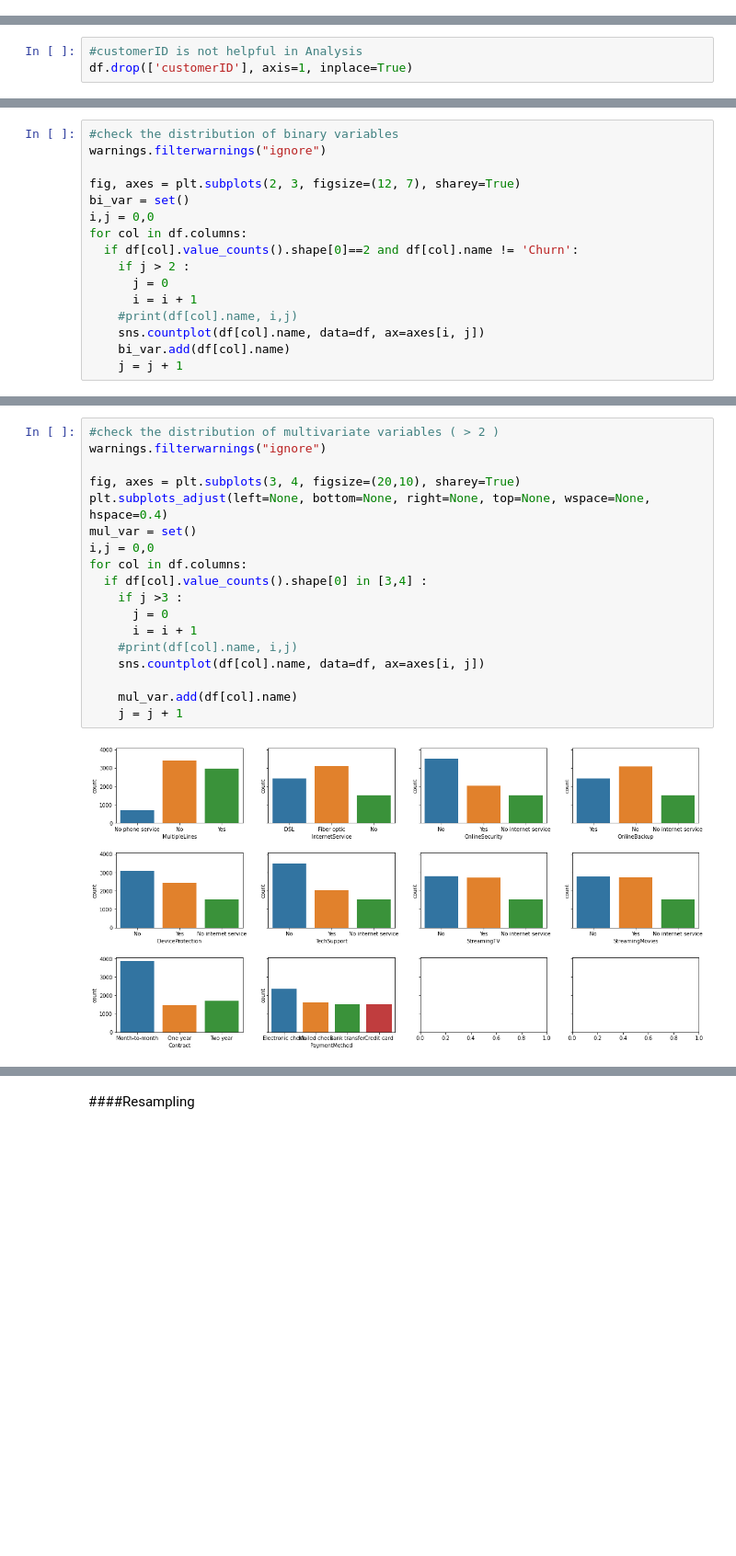
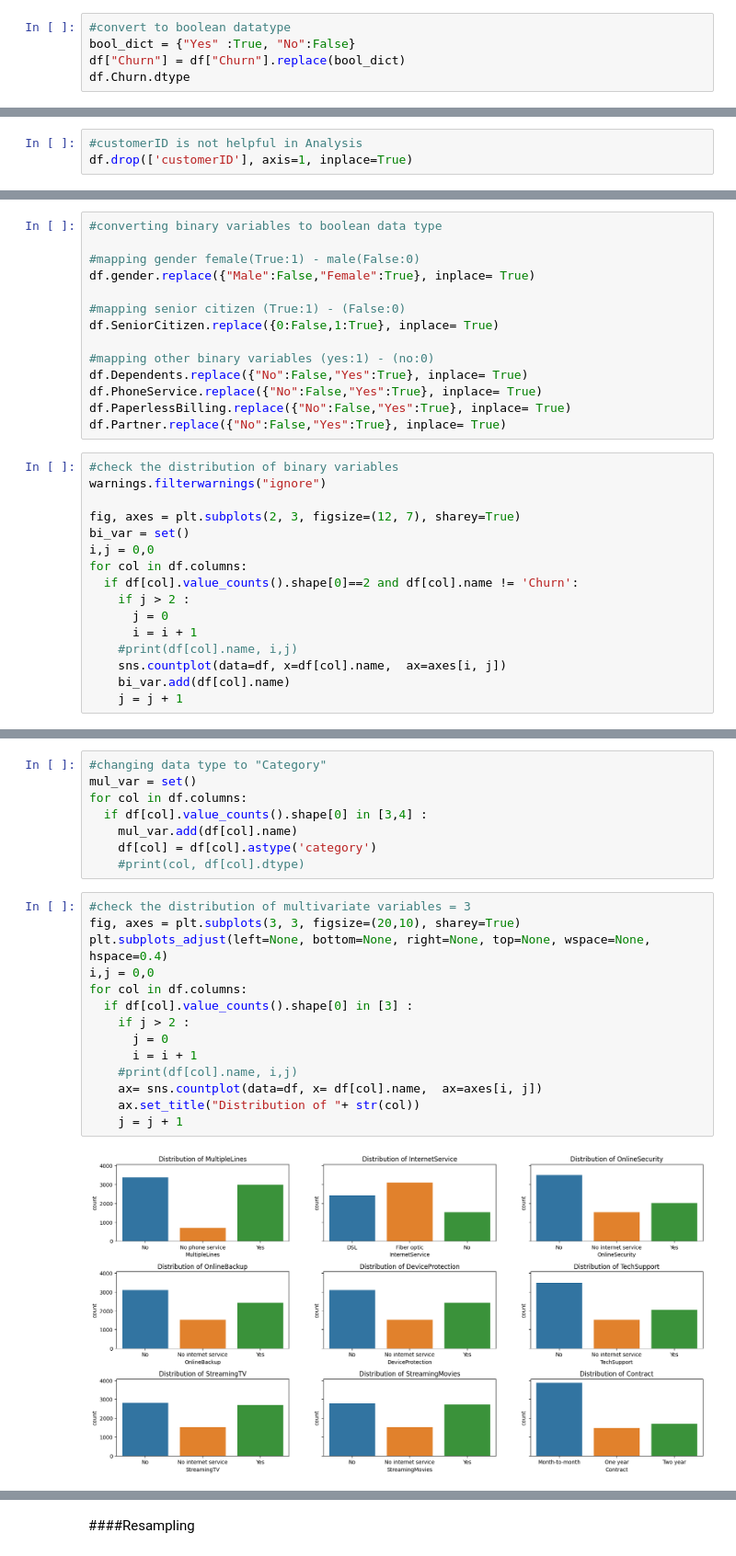
Before and after one commit to tejal04/Telco-Customer-Churn, a Jupyter notebook: EDA_Customer_Churn_Prediction.ipynb, the cells around one changed output, grey strips where cells are left out. Shown at 92% size. Drawn from its saved outputs; the diff is of its cells as text; blank space fills up the shorter version.

```diff
--- a/EDA_Customer_Churn_Prediction.ipynb
+++ b/EDA_Customer_Churn_Prediction.ipynb
@@ -112,0 +145,5 @@ Name: Churn, dtype: int64
+# %%
+#convert to boolean datatype
+bool_dict = {"Yes" :True, "No":False}
+df["Churn"] = df["Churn"].replace(bool_dict)
+df.Churn.dtype
@@ -147,3 +201,17 @@ Churn (2,)
+# %%
+#converting binary variables to boolean data type
+
+#mapping gender female(True:1) - male(False:0)
+df.gender.replace({"Male":False,"Female":True}, inplace= True)
+
+#mapping senior citizen (True:1) - (False:0)
+df.SeniorCitizen.replace({0:False,1:True}, inplace= True)
+
+#mapping other binary variables (yes:1) - (no:0)
+df.Dependents.replace({"No":False,"Yes":True}, inplace= True)
+df.PhoneService.replace({"No":False,"Yes":True}, inplace= True)
+df.PaperlessBilling.replace({"No":False,"Yes":True}, inplace= True)
+df.Partner.replace({"No":False,"Yes":True}, inplace= True)
 # %%
 #check the distribution of binary variables
 warnings.filterwarnings("ignore")
@@ -157,7 +225,7 @@ for col in df.columns:
       j = 0
       i = i + 1
     #print(df[col].name, i,j)
-    sns.countplot(df[col].name, data=df, ax=axes[i, j])
+    sns.countplot(data=df, x=df[col].name,  ax=axes[i, j])
     bi_var.add(df[col].name)
     j = j + 1
 # %% [output]
@@ -224,20 +323,24 @@ df['PaymentMethod'] = df['PaymentMethod'].str.replace(' (automatic)', '', regex=
+# %%
+#changing data type to "Category"
+mul_var = set()
+for col in df.columns:
+  if df[col].value_counts().shape[0] in [3,4] :
+    mul_var.add(df[col].name)
+    df[col] = df[col].astype('category')
+    #print(col, df[col].dtype)
 # %%
-#check the distribution of multivariate variables ( > 2 )
-warnings.filterwarnings("ignore")
-
-fig, axes = plt.subplots(3, 4, figsize=(20,10), sharey=True)
+#check the distribution of multivariate variables = 3
+fig, axes = plt.subplots(3, 3, figsize=(20,10), sharey=True)
 plt.subplots_adjust(left=None, bottom=None, right=None, top=None, wspace=None, hspace=0.4)
-mul_var = set()
 i,j = 0,0
 for col in df.columns:
-  if df[col].value_counts().shape[0] in [3,4] :
-    if j >3 :
+  if df[col].value_counts().shape[0] in [3] :
+    if j > 2 :
       j = 0
       i = i + 1
     #print(df[col].name, i,j)
-    sns.countplot(df[col].name, data=df, ax=axes[i, j])
-
-    mul_var.add(df[col].name)
+    ax= sns.countplot(data=df, x= df[col].name,  ax=axes[i, j])
+    ax.set_title("Distribution of "+ str(col))
     j = j + 1
 # %% [output]
-[figure, old version]
+[figure, new version]
```
Also changed, not shown: parts of 113 cells of this notebook.
